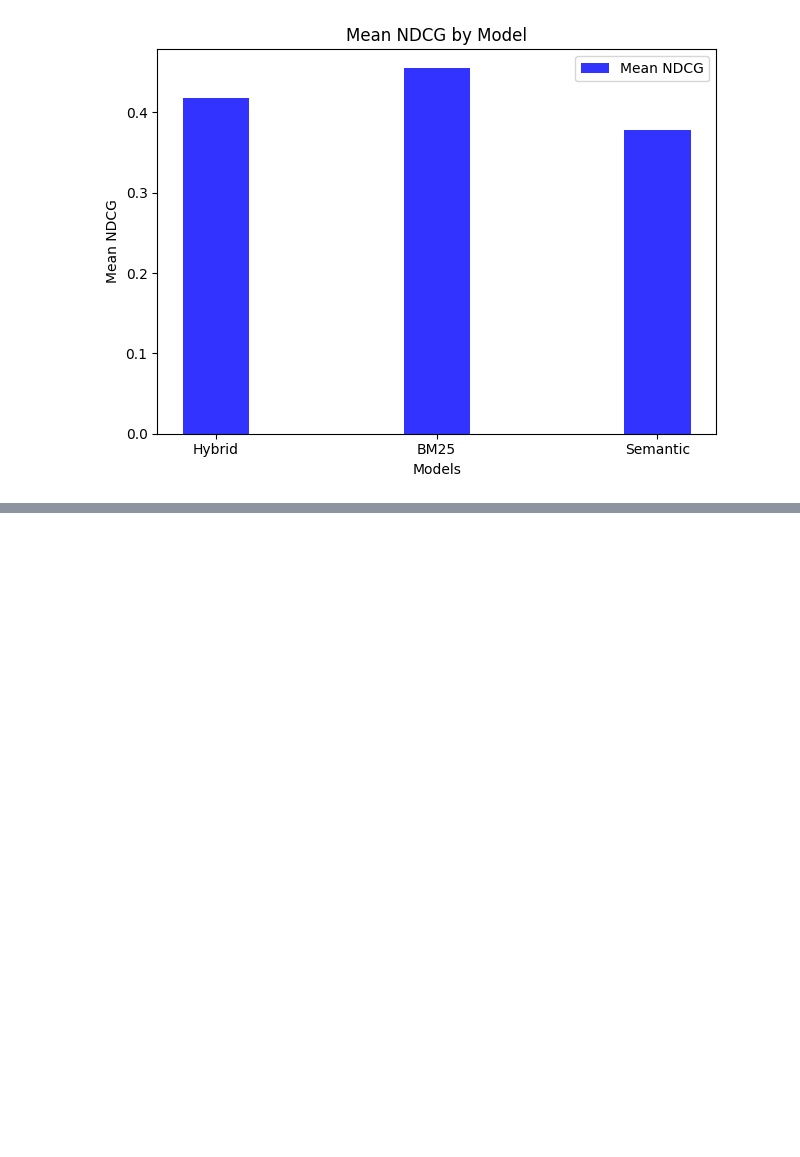
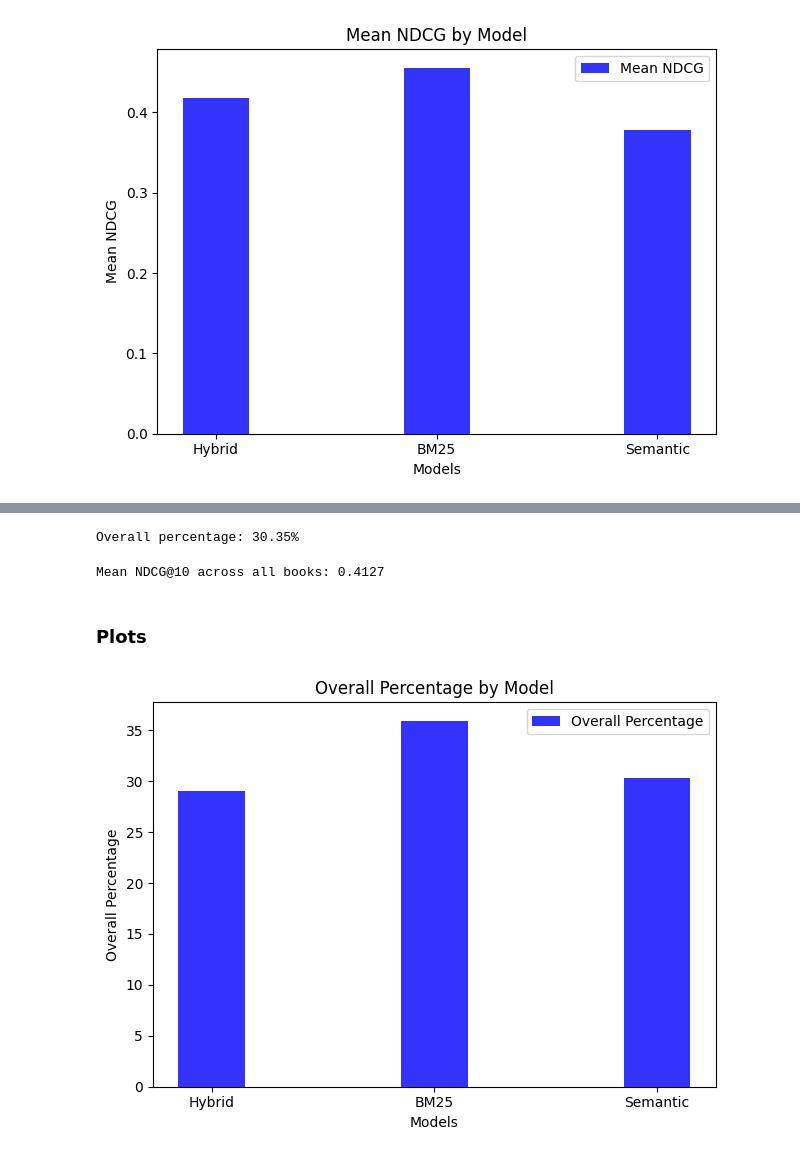
Before and after one commit to DomiAzevedo/Projetos-CD, a Jupyter notebook: projeto_atualizado/testes.ipynb, the cells around one changed output, grey strips where cells are left out. Saved outputs shown, nothing was run; the diff lists cells and outputs as text; code cells hidden in the pictures; blank space fills up the shorter version.

Commit message:
mais testes com os modelos

```diff
--- a/projeto_atualizado/testes.ipynb
+++ b/projeto_atualizado/testes.ipynb
@@ -556,0 +880,7 @@ CalledProcessError: Command '['where', 'cl']' returned non-zero exit status 1.
+# %%
+if total_questions > 0:
+    overall_percentage = (total_appearance_count / total_questions) * 100
+else:
+    overall_percentage = 0
+
+print(f"Overall percentage: {overall_percentage:.2f}%")
@@ -556,0 +889,10 @@ CalledProcessError: Command '['where', 'cl']' returned non-zero exit status 1.
+# %%
+ndcg_scores = {}
+p = 10  # Define the position at which NDCG is calculated
+for title, data in results.items():
+    relevance_scores = data["relevance_scores"]
+    ndcg_scores[title] = ndcg(relevance_scores, p)
+
+# Optional: Calculate the mean NDCG score across all books
+mean_ndcg = np.mean(list(ndcg_scores.values()))
+print(f"Mean NDCG@{p} across all books: {mean_ndcg:.4f}")
@@ -556,0 +903,4 @@ CalledProcessError: Command '['where', 'cl']' returned non-zero exit status 1.
+# %%
+results_semantico = {}
+total_appearance_count_semantico = 0
+total_questions_bm_semantico = 0
@@ -556,0 +959,39 @@ CalledProcessError: Command '['where', 'cl']' returned non-zero exit status 1.
+# %%
+if total_questions_bm_semantico > 0:
+    overall_percentage_semantic = (total_appearance_count_semantico/ total_questions_bm_semantico) * 100
+else:
+    overall_percentage_semantic = 0
+
+print(f"Overall percentage: {overall_percentage_semantic:.2f}%")
+# %% [output]
+Overall percentage: 30.35%
+# %%
+ndcg_scores_semantic = {}
+p = 10  # Define the position at which NDCG is calculated
+for title, data in results_semantico.items():
+    relevance_scores = data["relevance_scores"]
+    ndcg_scores_semantic[title] = ndcg(relevance_scores, p)
+
+# Optional: Calculate the mean NDCG score across all books
+mean_ndcg_semantic = np.mean(list(ndcg_scores_semantic.values()))
+print(f"Mean NDCG@{p} across all books: {mean_ndcg_semantic:.4f}")
+# %% [output]
+Mean NDCG@10 across all books: 0.4127
+# %% [markdown]
+### Plots
+# %%
+import matplotlib.pyplot as plt
+fig, ax = plt.subplots()
+bar_width = 0.3
+opacity = 0.8
+index = np.arange(3)
+rects1 = plt.bar(index, [overall_percentage, overall_percentage_bm_25, overall_percentage_semantic], bar_width, alpha=opacity, color='b', label='Overall Percentage')
+plt.xlabel('Models')
+plt.ylabel('Overall Percentage')
+plt.title('Overall Percentage by Model')
+plt.xticks(index, ['Hybrid', 'BM25', 'Semantic'])
+plt.legend()
+plt.tight_layout()
+plt.show()
+# %% [output]
+[figure, added]
```
Also changed, not shown: parts of 53 cells of this notebook.
